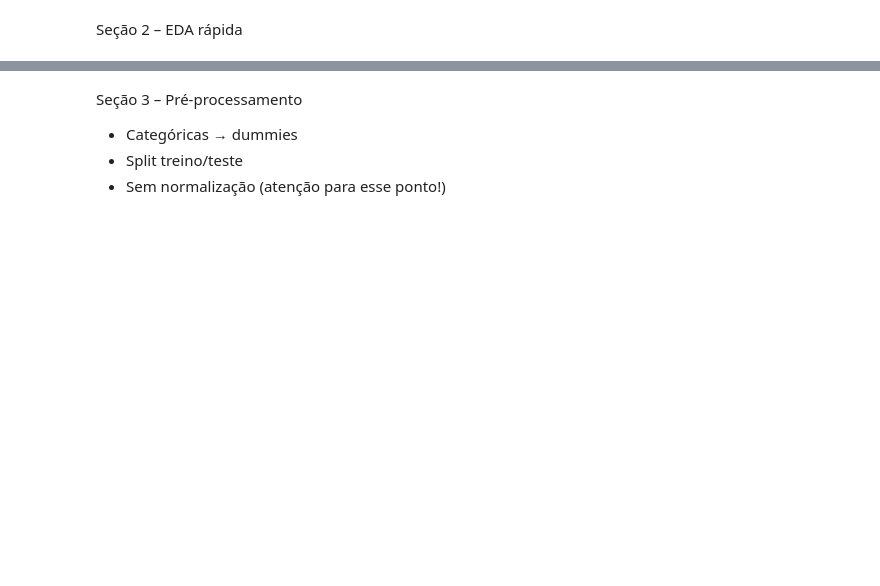
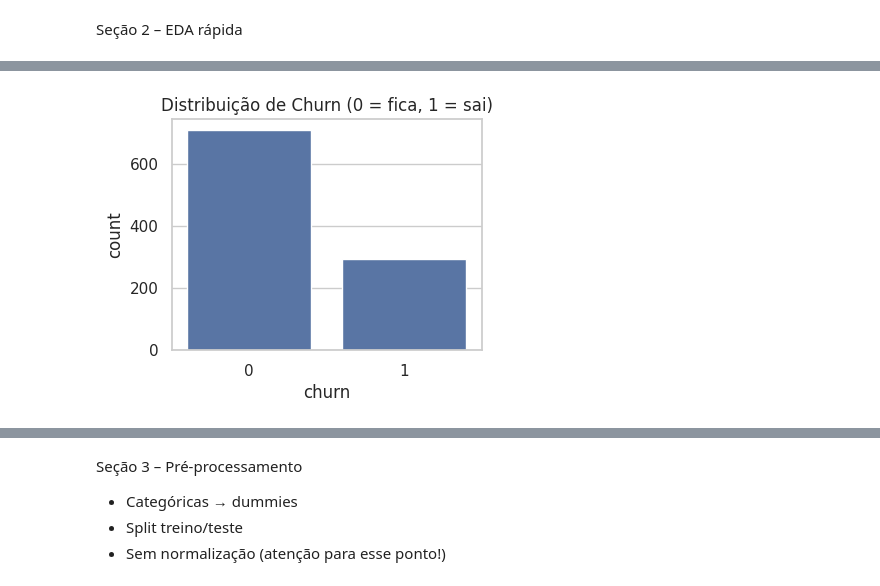
Before and after one commit to samoliverramos/FIAP2026, a Jupyter notebook: Praticas_Machine_Learning/Aula05_ML_Arvores_Decisao.ipynb, the cells around one changed output, grey strips where cells are left out. Drawn from its saved outputs; the diff is of its cells as text; code cells hidden in the pictures; blank space fills up the shorter version.

```diff
--- a/Praticas_Machine_Learning/Aula05_ML_Arvores_Decisao.ipynb
+++ b/Praticas_Machine_Learning/Aula05_ML_Arvores_Decisao.ipynb
@@ -17,8 +17,8 @@ Vamos treinar uma **árvore de decisão** para classificar clientes em:
 # %% [markdown]
 Seção 1 – Setup e dados
 # %%
+import numpy as np
 import pandas as pd
-import numpy as np
 import matplotlib.pyplot as plt
 import seaborn as sns
 
@@ -26,7 +26,7 @@ from sklearn.model_selection import train_test_split
 from sklearn.tree import DecisionTreeClassifier, plot_tree
 from sklearn.metrics import accuracy_score, confusion_matrix, classification_report
 
-sns.set(style="whitegrid")
+sns.set(style="whitegrid", palette="muted")
 # %% [markdown]
 Seção 2 - Carregando/gerando dados
 
@@ -68,7 +112,10 @@ df["churn"].value_counts(normalize=True)
 # %%
+plt.figure(figsize=(4,3))
 sns.countplot(x="churn", data=df)
 plt.title("Distribuição de Churn (0 = fica, 1 = sai)")
 plt.show()
+# %% [output]
+[figure, added]
 # %%
 plt.figure(figsize=(6,4))
 sns.boxplot(x="churn", y="tempo_de_casa", data=df)
```
Also changed, not shown: parts of 28 cells of this notebook.
